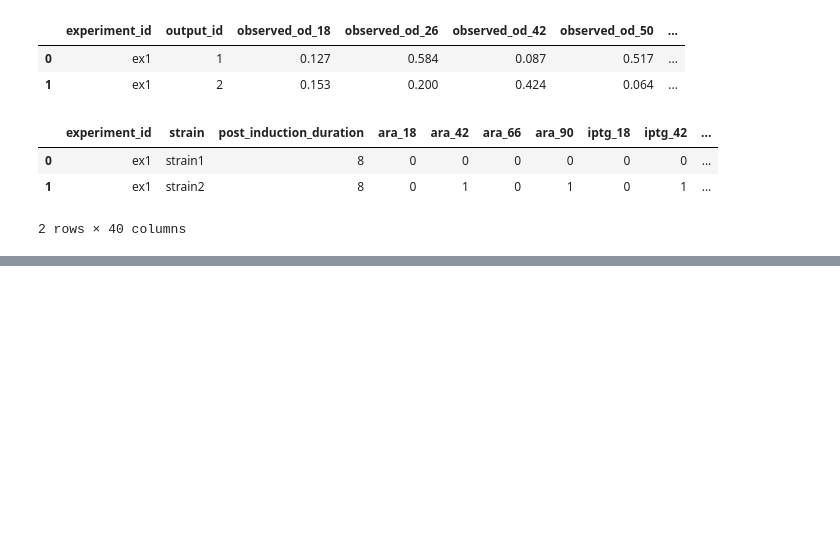
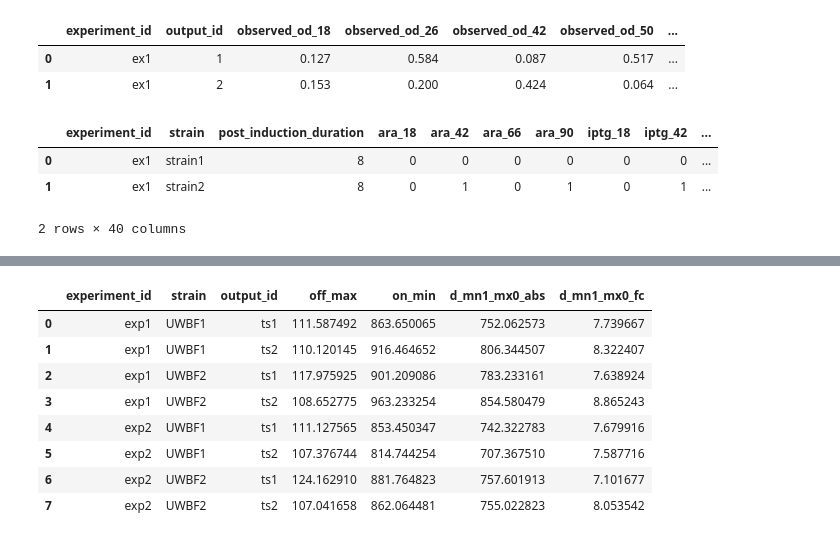
Before and after one commit to SD2E/pysd2cat, a Jupyter notebook: notebooks/ObstacleCourseMetrics.ipynb, the cells around one changed output, grey strips where cells are left out. Cells and saved outputs as stored; diff of their text form; code cells hidden in the pictures; blank space fills up the shorter version.

```diff
--- a/notebooks/ObstacleCourseMetrics.ipynb
+++ b/notebooks/ObstacleCourseMetrics.ipynb
@@ -69,0 +103,13 @@ obstacle_course_all
+# %%
+min_max_diff_timeseries_df = ocm.min_max_diff_ts(data_df=data_synth_df)
+min_max_diff_timeseries_df
+# %% [output]
+|  | experiment_id | strain | output_id | off_max | on_min | d_mn1_mx0_abs | d_mn1_mx0_fc |
+| 0 | exp1 | UWBF1 | ts1 | 111.587492 | 863.650065 | 752.062573 | 7.739667 |
+| 1 | exp1 | UWBF1 | ts2 | 110.120145 | 916.464652 | 806.344507 | 8.322407 |
+| 2 | exp1 | UWBF2 | ts1 | 117.975925 | 901.209086 | 783.233161 | 7.638924 |
+| 3 | exp1 | UWBF2 | ts2 | 108.652775 | 963.233254 | 854.580479 | 8.865243 |
+| 4 | exp2 | UWBF1 | ts1 | 111.127565 | 853.450347 | 742.322783 | 7.679916 |
+| 5 | exp2 | UWBF1 | ts2 | 107.376744 | 814.744254 | 707.367510 | 7.587716 |
+| 6 | exp2 | UWBF2 | ts1 | 124.162910 | 881.764823 | 757.601913 | 7.101677 |
+| 7 | exp2 | UWBF2 | ts2 | 107.041658 | 862.064481 | 755.022823 | 8.053542 |
```
Also changed, not shown: parts of 3 cells of this notebook, 1 other file.
